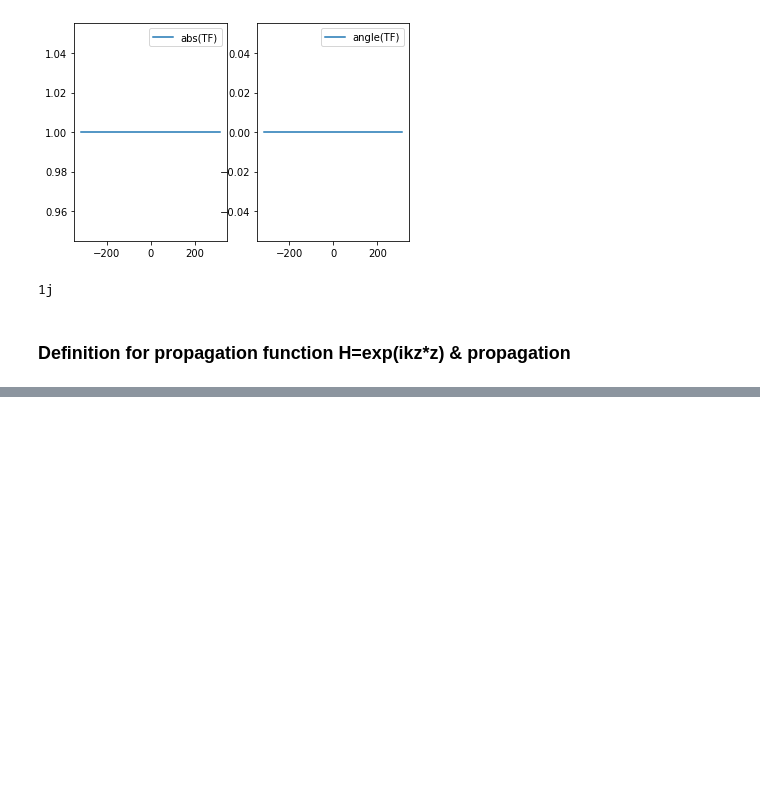
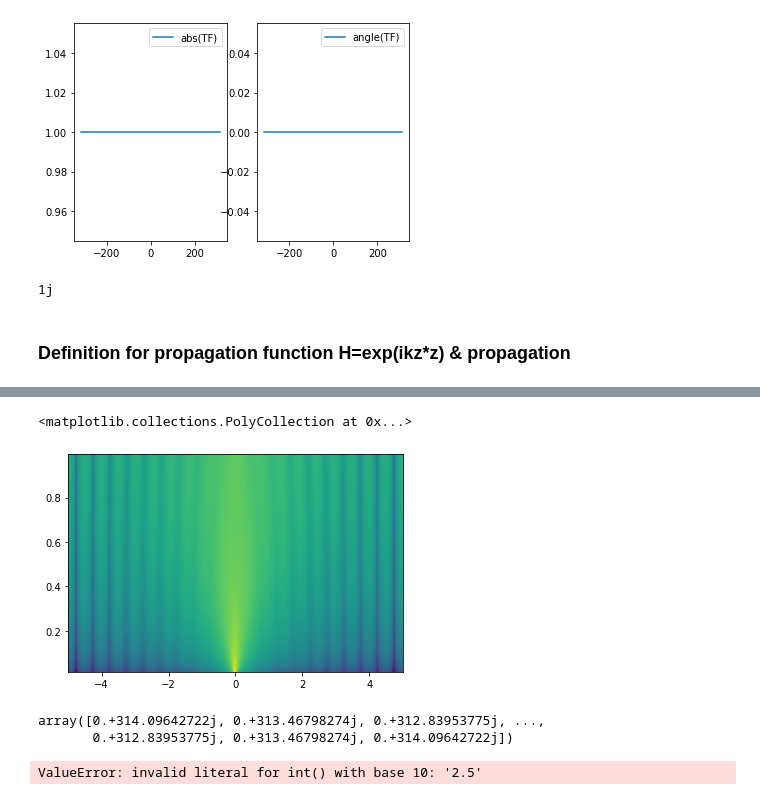
Before and after one commit to LbZy-3/PWD, a Jupyter notebook: PWD.ipynb, the cells around one changed output, grey strips where cells are left out. Drawn from its saved outputs; the diff is of its cells as text; code cells hidden in the pictures; blank space fills up the shorter version.

```diff
--- a/PWD.ipynb
+++ b/PWD.ipynb
@@ -87,0 +88,15 @@ plt.legend()
+# %%
+plt.pcolor(x,zz,np.log(abs(SIGz)))
+# %% [output]
+<matplotlib.collections.PolyCollection at 0x...>
+[figure, added]
+# %%
+kz
+# %% [output]
+array([0.+314.09642722j, 0.+313.46798274j, 0.+312.83953775j, ...,
+       0.+312.83953775j, 0.+313.46798274j, 0.+314.09642722j])
+# %%
+d=2.5
+int(str(d))
+# %% [output]
+ValueError: invalid literal for int() with base 10: '2.5'
```
Also changed, not shown: parts of 1 cell of this notebook.
